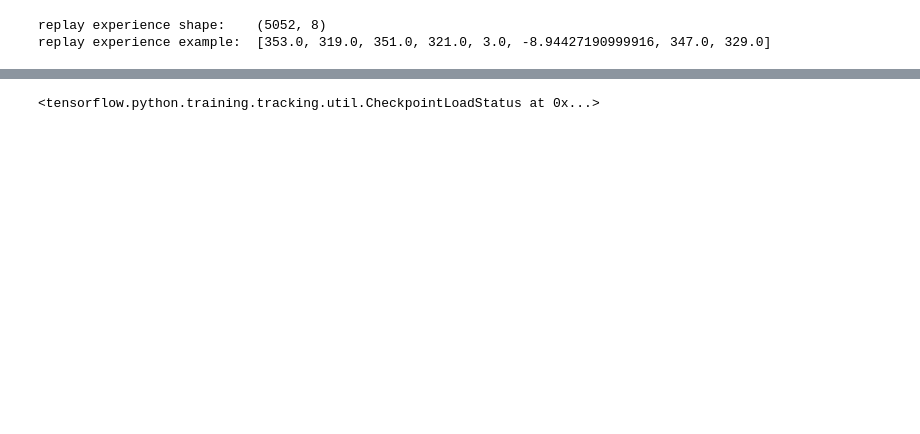
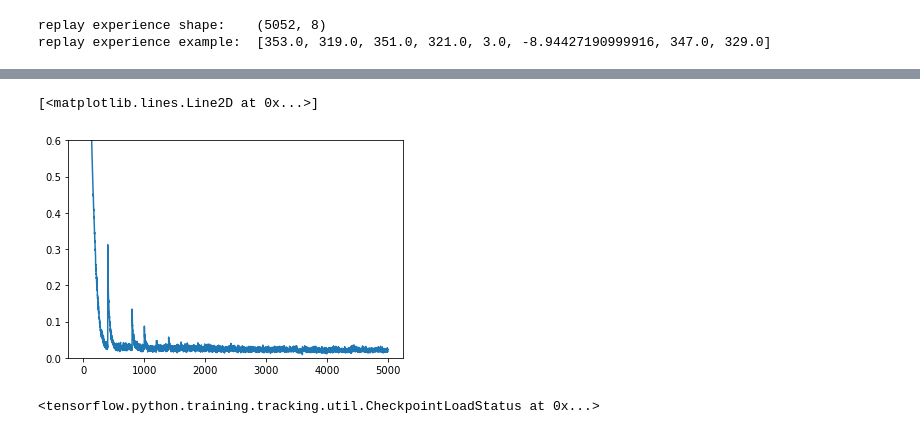
Before and after one commit to XindongXU/TR-DATA-RL, a Jupyter notebook: project_RL/Training.ipynb, the cells around one changed output, grey strips where cells are left out. Cells and saved outputs as stored; diff of their text form; code cells hidden in the pictures; blank space fills up the shorter version.

```diff
--- a/project_RL/Training.ipynb
+++ b/project_RL/Training.ipynb
@@ -121 +148,7 @@ KeyboardInterrupt:
+# %%
+plt.ylim([0, 0.6])
+plt.plot(np.array(loss_liste).reshape((-1)))
+# %% [output]
+[<matplotlib.lines.Line2D at 0x...>]
+[figure, added]
 # %%
```
Also changed, not shown: parts of 24 cells of this notebook, 12 other files.
